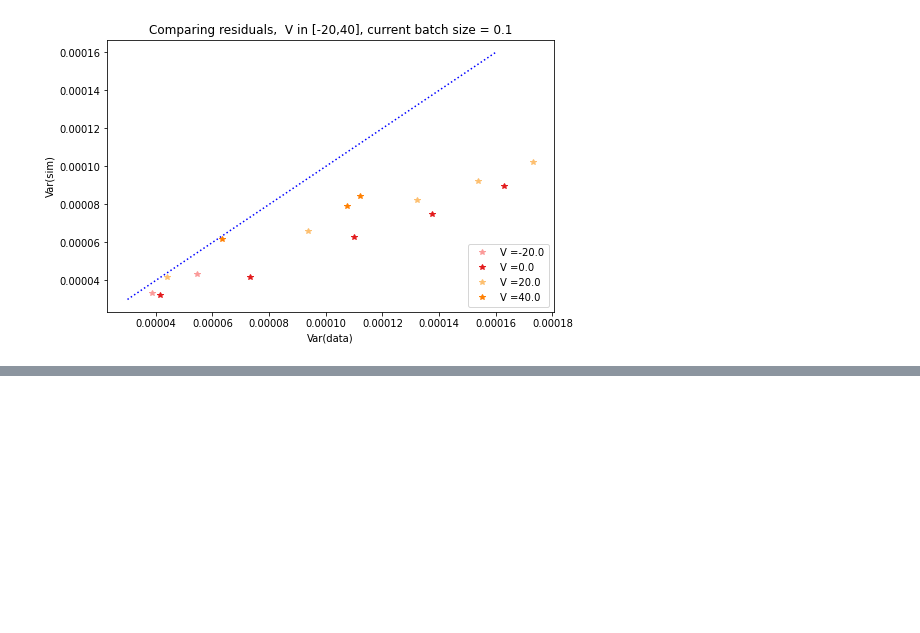
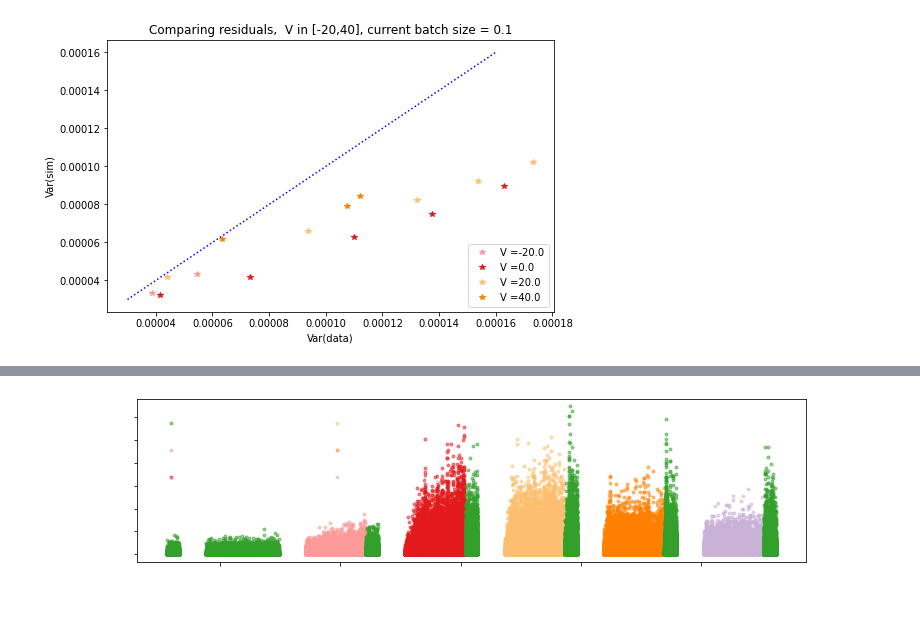
Before and after one commit to donajialej/Notes, a Jupyter notebook: from_myokit_tutorial/KyliesCell5_dataANDsimulation_notebook_PR3.ipynb, the cells around one changed output, grey strips where cells are left out. Saved outputs shown, nothing was run; the diff lists cells and outputs as text; code cells hidden in the pictures; blank space fills up the shorter version.

```diff
--- a/from_myokit_tutorial/KyliesCell5_dataANDsimulation_notebook_PR3.ipynb
+++ b/from_myokit_tutorial/KyliesCell5_dataANDsimulation_notebook_PR3.ipynb
@@ -518,0 +532,14 @@ plt.show()
+# %%
+plt.figure(figsize=(12, 3))
+for index_i in range(len(index_largerCurrents)):
+    i=index_largerCurrents[index_i]
+    plt.plot(times_largerCurrents[index_i], splines_residuals2_largerCurrents[index_i],'.', alpha =0.5, color = pr3_voltage_constV_colors[i], label=pr3_voltage_constV_labels_simple[i])
+plt.xlabel('time(ms)', fontsize=18, color = 'white')
+plt.ylabel('residuals^2', fontsize=18, color = 'white')
+plt.yticks(fontsize=18, color = 'white')
+plt.xticks(fontsize=18, color = 'white')
+plt.legend(loc='upper left', ncol =2, fontsize = 18, framealpha = 0, labelcolor='white')
+plt.savefig('pr3_largecurrents_residuals_plot.png', transparent = True, dpi = 300)
+plt.show()
+# %% [output]
+[figure, added]
```
Also changed, not shown: parts of 2 cells of this notebook, 2 other files.
